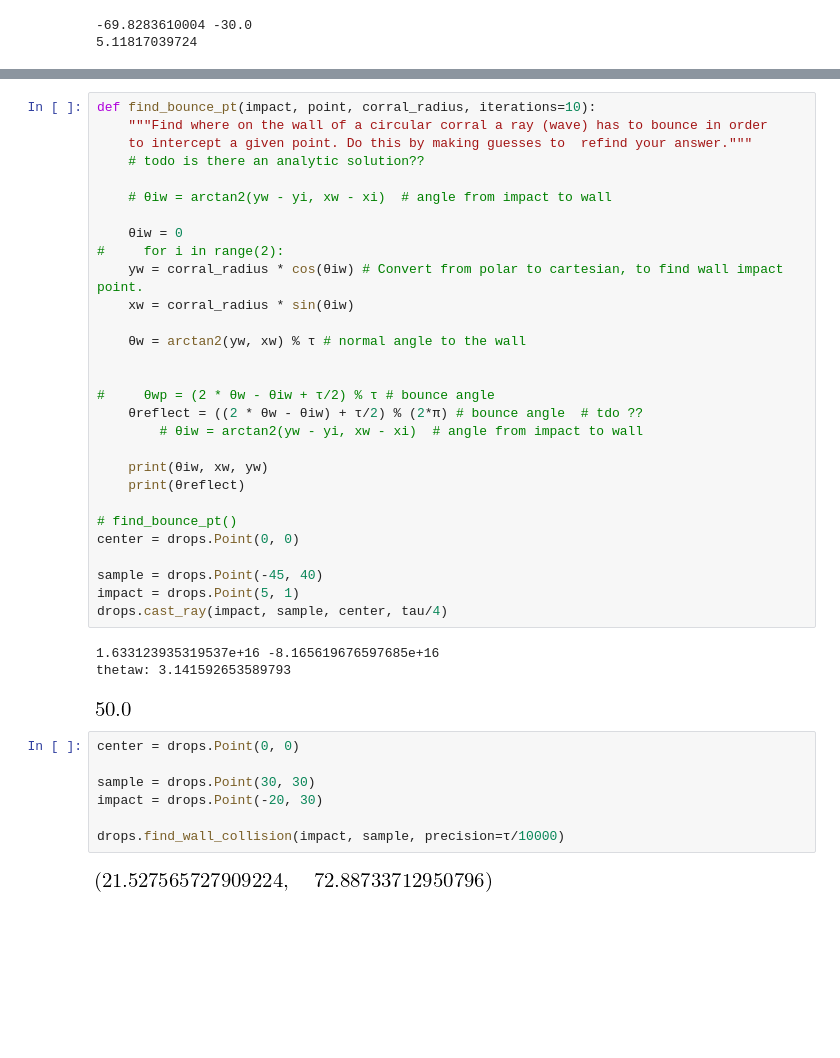
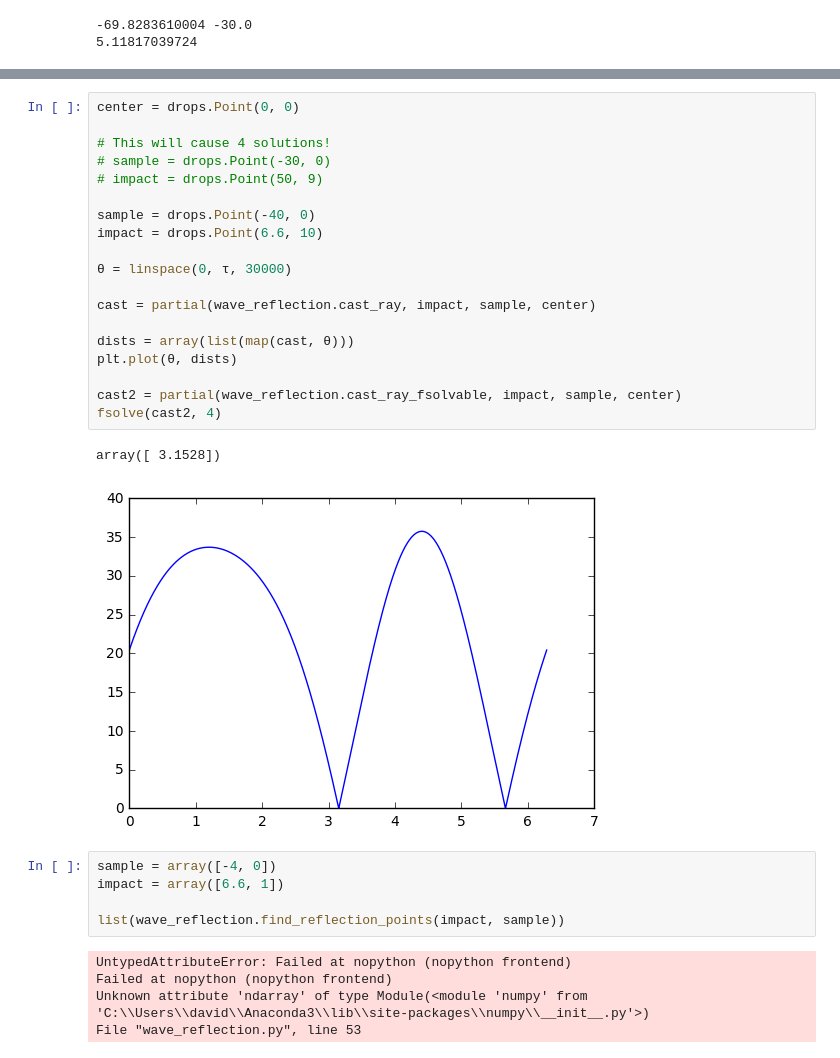
Before and after one commit to David-OConnor/mb-pilotwave, a Jupyter notebook: Drops.ipynb, the cells around one changed output, grey strips where cells are left out. Cells and saved outputs as stored; diff of their text form; blank space fills up the shorter version.

Commit message:
More work getting wall reflections to work

```diff
--- a/Drops.ipynb
+++ b/Drops.ipynb
@@ -49,45 +50,35 @@ print(θiw/τ, θw/τ, θwp/τ,  sep='\n')
 0.75
 0.625
 0.0
-# %%
-def find_bounce_pt(impact, point, corral_radius, iterations=10):
-    """Find where on the wall of a circular corral a ray (wave) has to bounce in order
-    to intercept a given point. Do this by making guesses to  refind your answer."""
-    # todo is there an analytic solution??
-
-    # θiw = arctan2(yw - yi, xw - xi)  # angle from impact to wall
-
-    θiw = 0
-#     for i in range(2):
-    yw = corral_radius * cos(θiw) # Convert from polar to cartesian, to find wall impact point.
-    xw = corral_radius * sin(θiw)
-
-    θw = arctan2(yw, xw) % τ # normal angle to the wall
-
-
-#     θwp = (2 * θw - θiw + τ/2) % τ # bounce angle
-    θreflect = ((2 * θw - θiw) + τ/2) % (2*π) # bounce angle  # tdo ??
-        # θiw = arctan2(yw - yi, xw - xi)  # angle from impact to wall
-
-    print(θiw, xw, yw)
-    print(θreflect)
-
-# find_bounce_pt()
-center = drops.Point(0, 0)
-
-sample = drops.Point(-45, 40)
-impact = drops.Point(5, 1)
-drops.cast_ray(impact, sample, center, tau/4)
-# %% [output]
-1.633123935319537e+16 -8.165619676597685e+16
-thetaw: 3.141592653589793
-[figure, removed]
-# %%
-center = drops.Point(0, 0)
-
-sample = drops.Point(30, 30)
-impact = drops.Point(-20, 30)
-
-drops.find_wall_collision(impact, sample, precision=τ/10000)
-# %% [output]
-[figure, removed]
+# %%
+center = drops.Point(0, 0)
+
+# This will cause 4 solutions!
+# sample = drops.Point(-30, 0)
+# impact = drops.Point(50, 9)
+
+sample = drops.Point(-40, 0)
+impact = drops.Point(6.6, 10)
+
+θ = linspace(0, τ, 30000)
+
+cast = partial(wave_reflection.cast_ray, impact, sample, center)
+
+dists = array(list(map(cast, θ)))
+plt.plot(θ, dists)
+
+cast2 = partial(wave_reflection.cast_ray_fsolvable, impact, sample, center)
+fsolve(cast2, 4)
+# %% [output]
+array([ 3.1528])
+[figure, added]
+# %%
+sample = array([-4, 0])
+impact = array([6.6, 1])
+
+list(wave_reflection.find_reflection_points(impact, sample))
+# %% [output]
+UntypedAttributeError: Failed at nopython (nopython frontend)
+Failed at nopython (nopython frontend)
+Unknown attribute 'ndarray' of type Module(<module 'numpy' from 'C:\\Users\\david\\Anaconda3\\lib\\site-packages\\numpy\\__init__.py'>)
+File "wave_reflection.py", line 53
```
Also changed, not shown: parts of 3 cells of this notebook, 2 other files.
